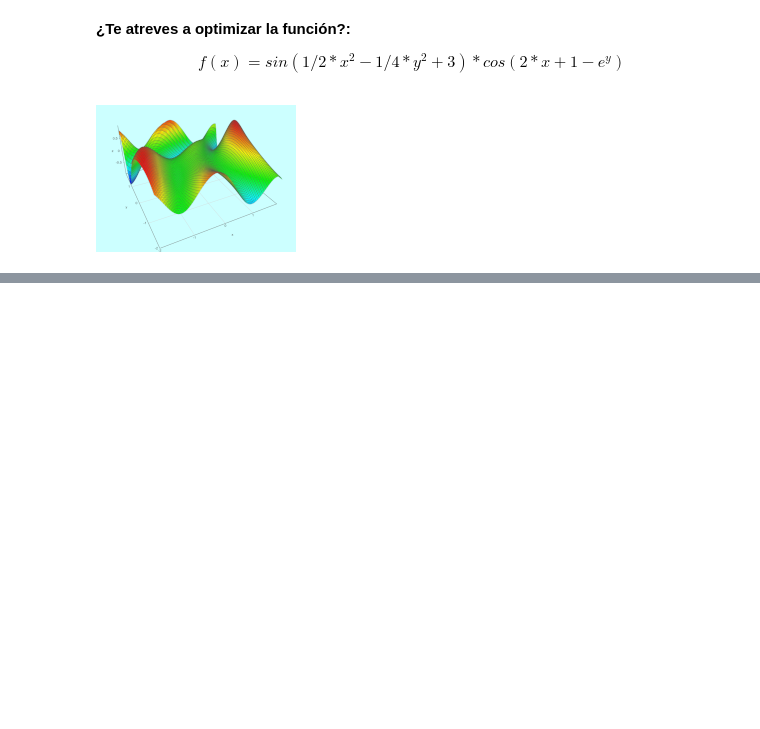
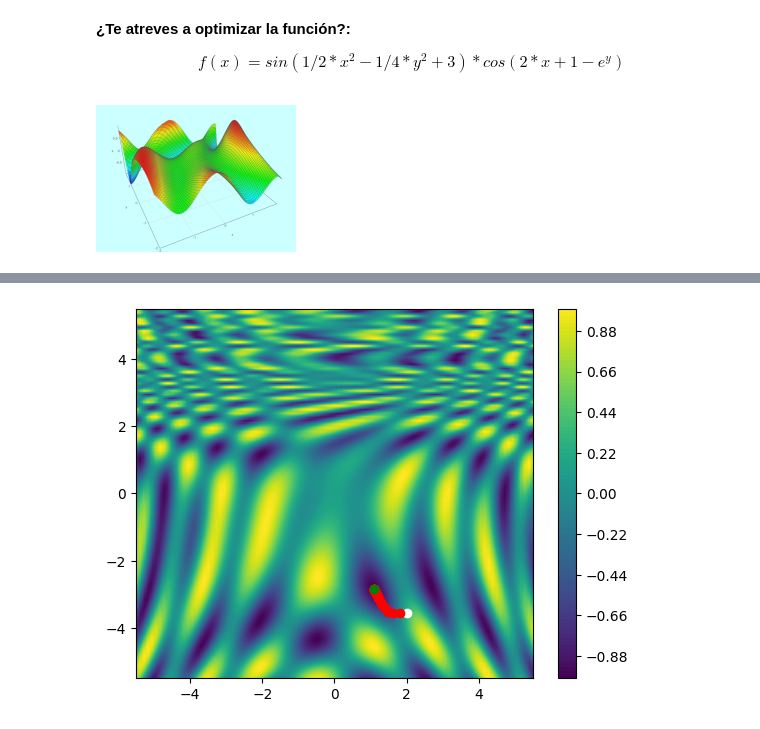
Before and after one commit to JuanArocaMIAR/03MIAR---Algoritmos-de-Optimizacion---2023, a Jupyter notebook: Algoritmos_AG2_Juan_Aroca_Perez.ipynb, the cells around one changed output, grey strips where cells are left out. Saved outputs shown, nothing was run; the diff lists cells and outputs as text; code cells hidden in the pictures; blank space fills up the shorter version.

```diff
--- a/Algoritmos_AG2_Juan_Aroca_Perez.ipynb
+++ b/Algoritmos_AG2_Juan_Aroca_Perez.ipynb
@@ -322,0 +320,77 @@ f= lambda X: math.sin(1/2 * X[0]**2 - 1/4 * X[1]**2 + 3) *math.cos(2*X[0] + 1 -
+# %%
+#Definimos la funcion
+f= lambda X: math.sin(1/2 * X[0]**2 - 1/4 * X[1]**2 + 3) *math.cos(2*X[0] + 1 - math.exp(X[1]) )
+
+import numpy as np
+import matplotlib.pyplot as plt
+import random
+from sympy import symbols
+from sympy.plotting import plot3d
+
+# Nueva definición de la función
+f = lambda X: np.sin(1/2 * X[0]**2 - 1/4 * X[1]**2 + 3) * np.cos(2 * X[0] + 1 - np.exp(X[1]))
+
+# Gradiente de la función
+def gradiente(X):
+    df_dx = X[0] * np.cos(1/2 * X[0]**2 - 1/4 * X[1]**2 + 3) * np.cos(2 * X[0] + 1 - np.exp(X[1])) - 2 * np.sin(1/2 * X[0]**2 - 1/4 * X[1]**2 + 3) * np.sin(2 * X[0] + 1 - np.exp(X[1]))
+    df_dy = -1/2 * X[1] * np.cos(1/2 * X[0]**2 - 1/4 * X[1]**2 + 3) * np.cos(2 * X[0] + 1 - np.exp(X[1])) + np.sin(1/2 * X[0]**2 - 1/4 * X[1]**2 + 3) * np.exp(X[1]) * np.sin(2 * X[0] + 1 - np.exp(X[1]))
+    return np.array([df_dx, df_dy])
+
+# Descenso de gradiente
+def descenso_gradiente(tasa_aprendizaje, iteraciones):
+    X = np.random.uniform(-5, 5, size=2)
+
+    for _ in range(iteraciones):
+        grad = gradiente(X)
+        X -= tasa_aprendizaje * grad
+
+    return X, f(X)
+
+# Parámetros del descenso de gradiente
+tasa_aprendizaje = 0.01
+iteraciones = 1000
+
+# Ejecutar descenso de gradiente
+X_minimo, valor_minimo = descenso_gradiente(tasa_aprendizaje, iteraciones)
+
+# Mostrar la solución encontrada
+print("\nSolución encontrada:")
+print("x:", X_minimo[0])
+print("y:", X_minimo[1])
+print("Valor mínimo de f(X):", valor_minimo)
+
+# Resto del código proporcionado
+# ...
+
+# Sección de "Descenso del gradiente"
+# Prepara los datos para dibujar mapa de niveles de Z
+resolucion = 100
+rango = 5.5
+X_vals = np.linspace(-rango, rango, resolucion)
+Y_vals = np.linspace(-rango, rango, resolucion)
+Z_vals = np.zeros((resolucion, resolucion))
+for ix, x in enumerate(X_vals):
+    for iy, y in enumerate(Y_vals):
+        Z_vals[iy, ix] = f([x, y])
+
+# Pinta el mapa de niveles de Z
+plt.contourf(X_vals, Y_vals, Z_vals, resolucion)
+plt.colorbar()
+
+# Generamos un punto aleatorio inicial y pintamos de blanco
+P = np.array([random.uniform(-5, 5), random.uniform(-5, 5)])
+plt.plot(P[0], P[1], "o", c="white")
+
+# Tasa de aprendizaje. Fija. Sería más efectivo reducirlo a medida que nos acercamos.
+TA = 0.1
+
+# Iteraciones:50
+for _ in range(50):
+    grad = gradiente(P)
+    P -= TA * grad
+    plt.plot(P[0], P[1], "o", c="red")
+
+# Dibujamos el punto final y pintamos de verde
+plt.plot(P[0], P[1], "o", c="green")
+plt.show()
+# %% [output]
@@ -322,0 +401 @@ f= lambda X: math.sin(1/2 * X[0]**2 - 1/4 * X[1]**2 + 3) *math.cos(2*X[0] + 1 -
+[figure, added]
```
Also changed, not shown: parts of 5 cells of this notebook.
